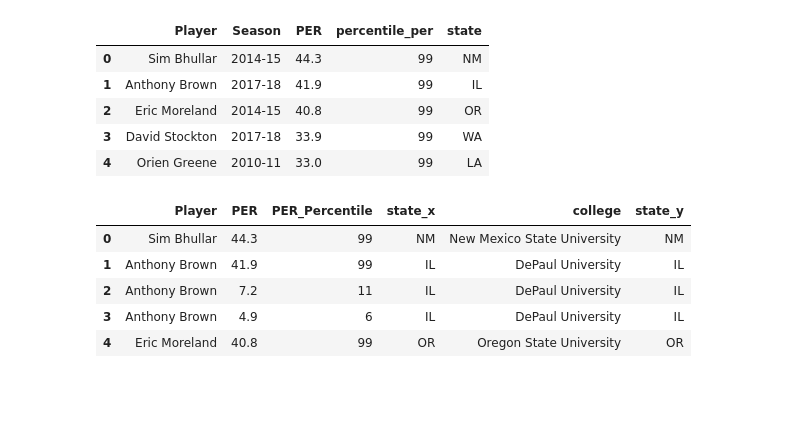
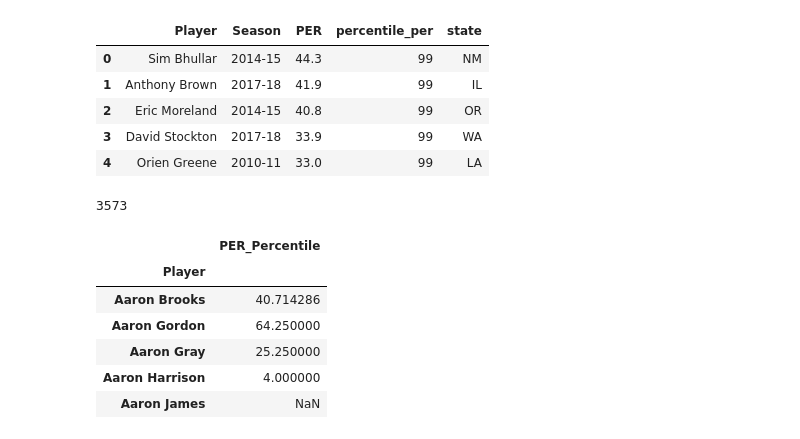
Before and after one commit to Axemen/Pro-Sports-Stats, a Jupyter notebook: facts_2.ipynb, the cells around one changed output. Drawn from its saved outputs; the diff is of its cells as text; code cells hidden in the pictures; blank space fills up the shorter version.

```diff
--- a/facts_2.ipynb
+++ b/facts_2.ipynb
@@ -265,18 +254,28 @@ nba_unis = nba_unis.drop(columns={"Unnamed: 0"})
 nba_facts = nba_facts.rename(columns={"percentile_per":"PER_Percentile"})
 nba_facts = nba_facts.drop(columns={"Season"})
 # %%
-nba_merged = pd.merge(nba_facts, nba_unis, on="Player")
+nba_merged = pd.merge(nba_facts, nba_unis, on="Player", how="right")
 # %%
 nba_merged.head()
+len(nba_merged)
 # %% [output]
-|  | Player | PER | PER_Percentile | state_x | college | state_y |
-| 0 | Sim Bhullar | 44.3 | 99 | NM | New Mexico State University | NM |
-| 1 | Anthony Brown | 41.9 | 99 | IL | DePaul University | IL |
-| 2 | Anthony Brown | 7.2 | 11 | IL | DePaul University | IL |
-| 3 | Anthony Brown | 4.9 | 6 | IL | DePaul University | IL |
-| 4 | Eric Moreland | 40.8 | 99 | OR | Oregon State University | OR |
+3573
 # %%
 nba_merged = nba_merged.rename(columns={"state_x":"state"})
 nba_merged = nba_merged.drop(columns={"state_y"})
 # %%
 nba_merged.to_csv("static/data/final_nba_stats.csv")
+# %%
+nba_merged = nba_merged.groupby("Player")["PER_Percentile"].mean()
+# %%
+nba_df = pd.DataFrame(nba_merged)
+# %%
+nba_df.head()
+# %% [output]
+|  | PER_Percentile |
+| Player |  |
+| Aaron Brooks | 40.714286 |
+| Aaron Gordon | 64.250000 |
+| Aaron Gray | 25.250000 |
+| Aaron Harrison | 4.000000 |
+| Aaron James | NaN |
```
Also changed, not shown: parts of 13 cells of this notebook, 1 other file.
